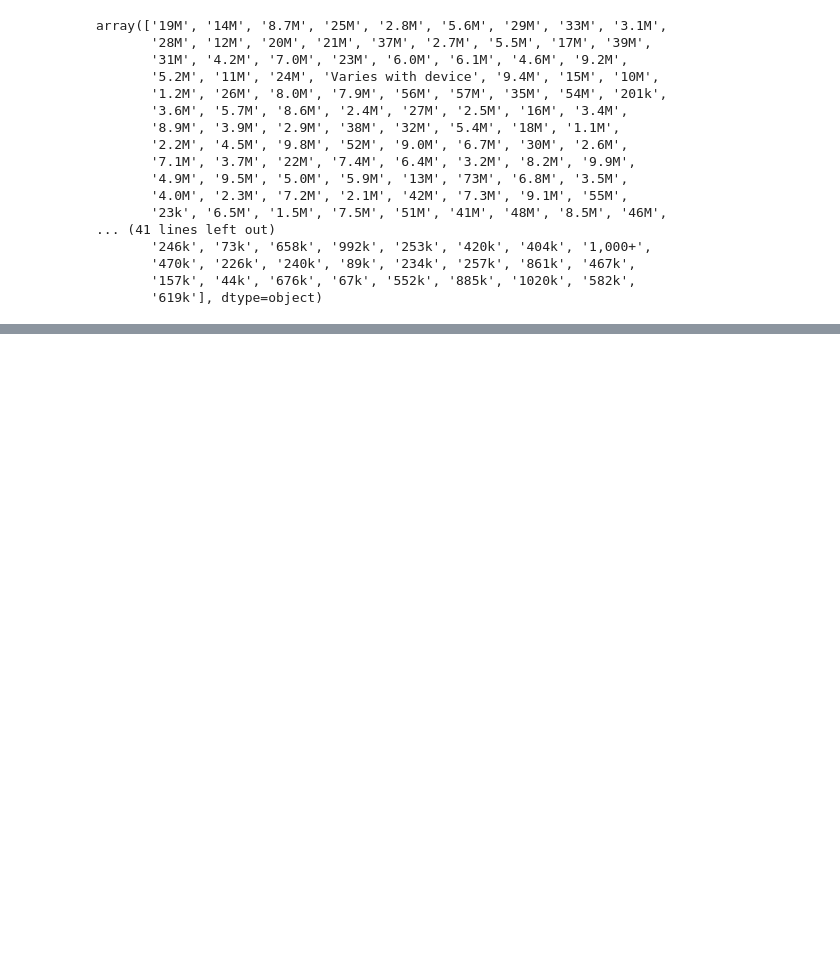
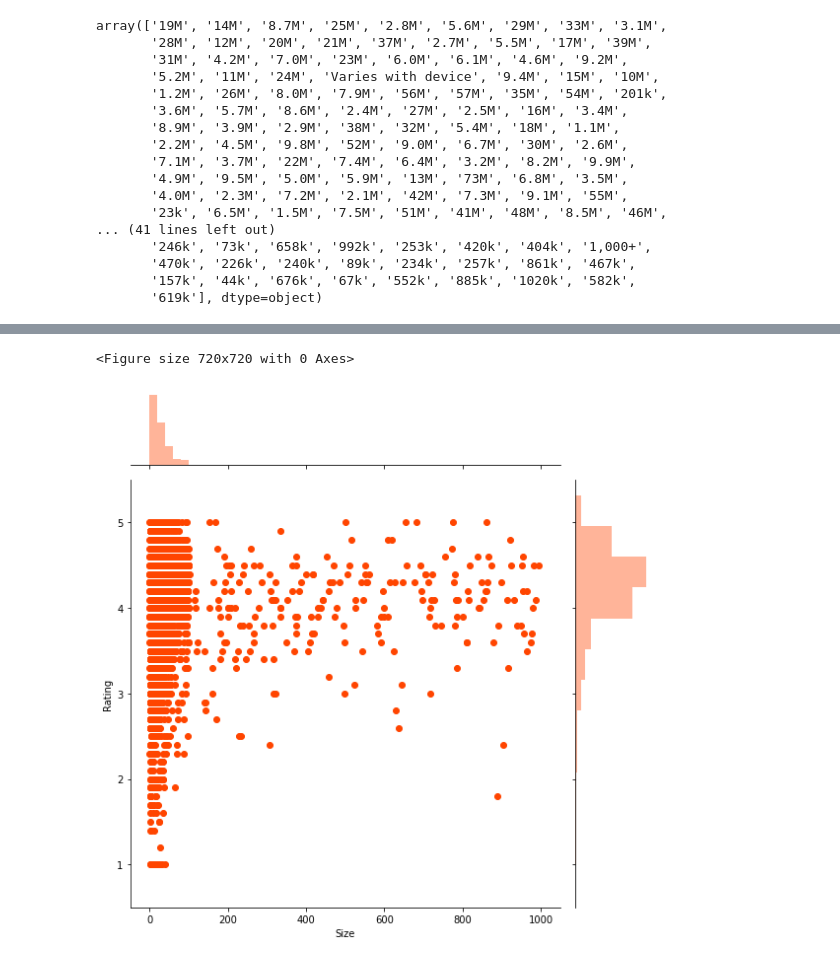
Before and after one commit to Shaheer-Imam/Data-Science, a Jupyter notebook: EDA/Google play apps EDA.ipynb, the cells around one changed output, grey strips where cells are left out. Cells and saved outputs as stored; diff of their text form; code cells hidden in the pictures; blank space fills up the shorter version.

```diff
--- a/EDA/Google play apps EDA.ipynb
+++ b/EDA/Google play apps EDA.ipynb
@@ -409,0 +441,6 @@ Name: Size, Length: 462, dtype: int64
+# %%
+plt.figure(figsize = (10,10))
+g = sns.jointplot(x="Size", y="Rating",color = 'orangered', data=data_1, size = 8,ylim=(0.5,5.5));
+# %% [output]
+<Figure size 720x720 with 0 Axes>
+[figure, added]
```
Also changed, not shown: parts of 9 cells of this notebook.
